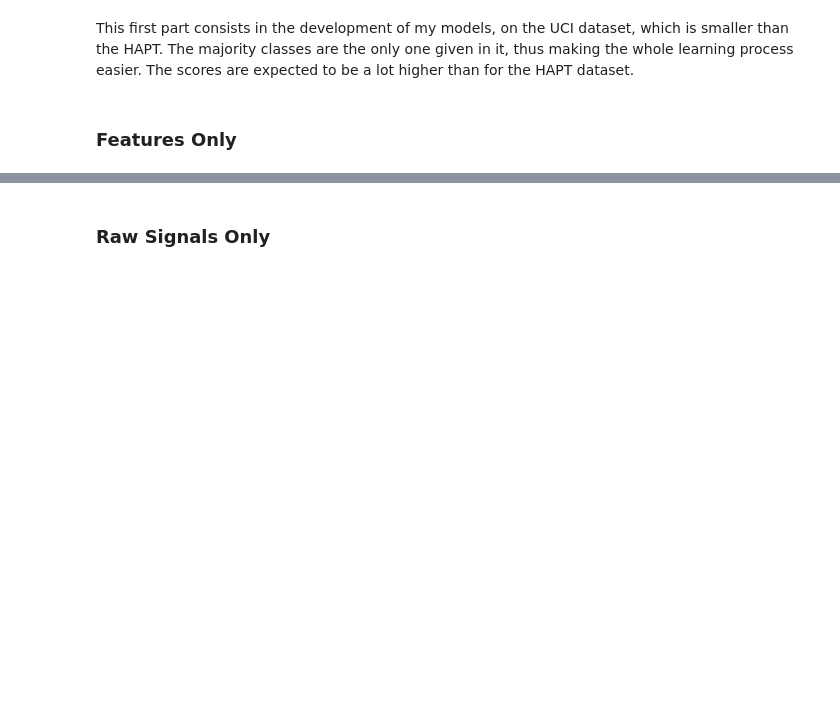
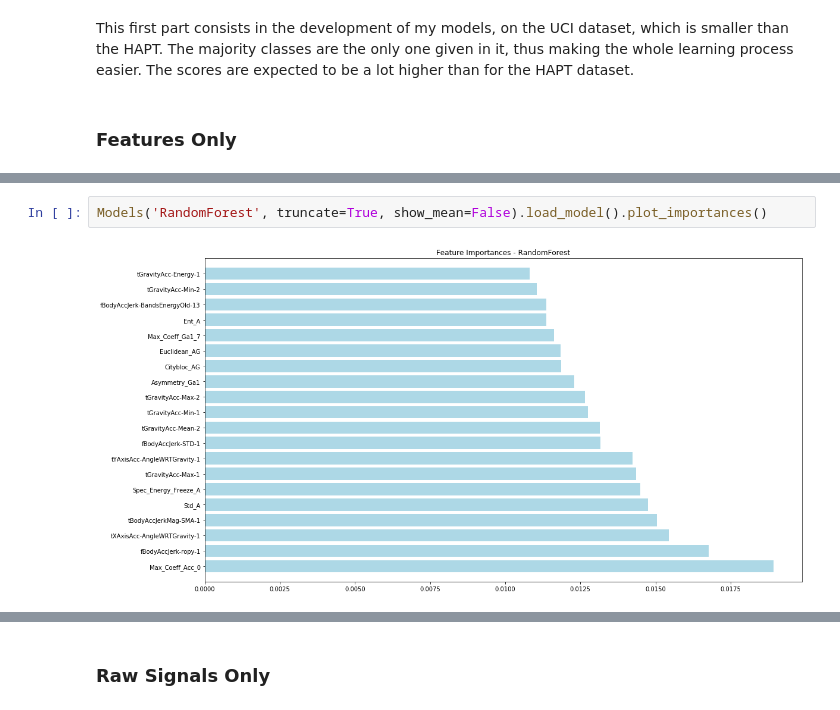
Before and after one commit to Coricos/ActivityRecognition, a Jupyter notebook: notebook.ipynb, the cells around one changed output, grey strips where cells are left out. Saved outputs shown, nothing was run; the diff lists cells and outputs as text; blank space fills up the shorter version.

Commit message:
Enhanced with new models

```diff
--- a/notebook.ipynb
+++ b/notebook.ipynb
@@ -91 +97,5 @@ mod = Models('RandomForest', truncate=True, show_mean=False).load_model().perfor
+# %%
+Models('RandomForest', truncate=True, show_mean=False).load_model().plot_importances()
+# %% [output]
+[figure, added]
 # %%
```
Also changed, not shown: parts of 12 cells of this notebook.
